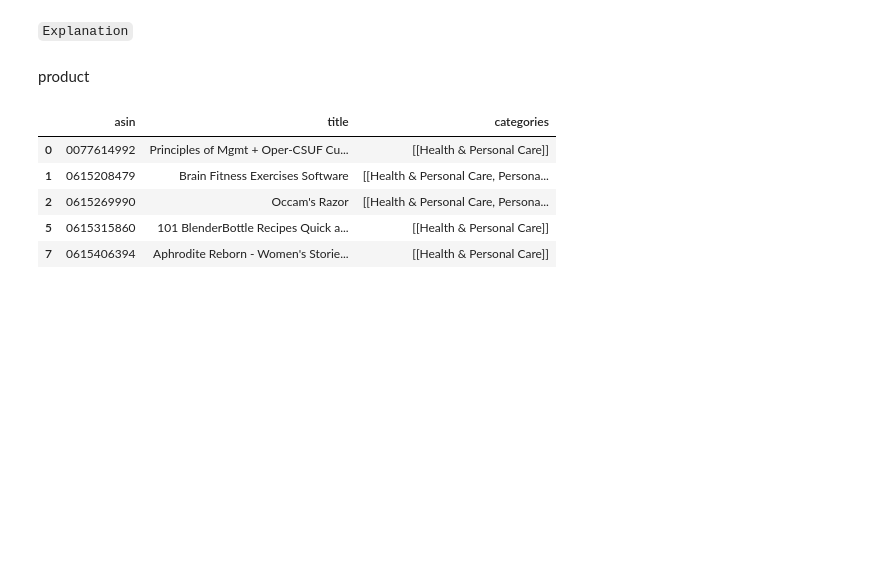
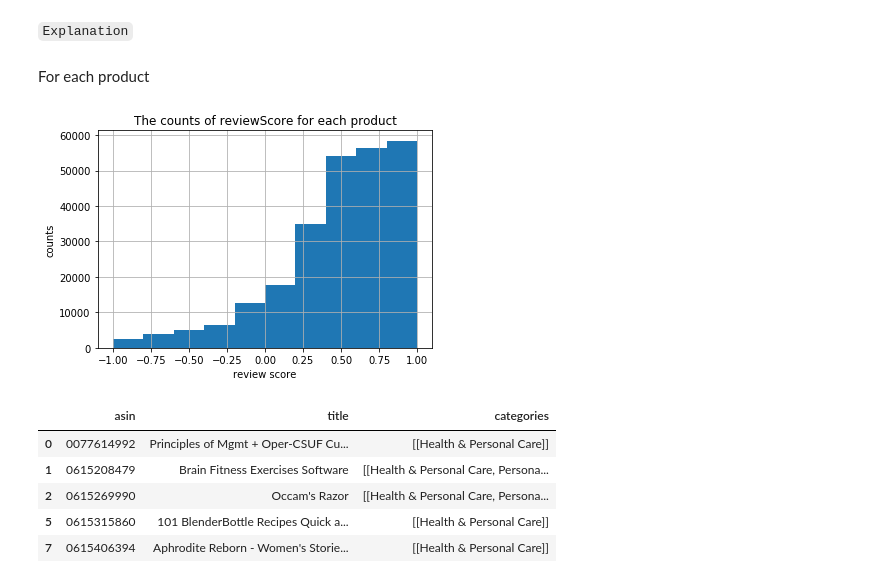
Before and after one commit to epfl-ada-2018/ada007project, a Jupyter notebook: Review Sentiment Analysis.ipynb, the cells around one changed output. Cells and saved outputs as stored; diff of their text form; code cells hidden in the pictures; blank space fills up the shorter version.

```diff
--- a/Review Sentiment Analysis.ipynb
+++ b/Review Sentiment Analysis.ipynb
@@ -406,8 +400,21 @@ df_product_cat_group
 | Vitamins & Dietary Supplements | 0.458098 | 4.123549 | 3.916197 | -0.207352 | 0.207352 |
 # %% [markdown]
 ``Explanation``
-# %% [markdown]
-product
+# %% [markdown]
+For each product
+# %%
+# for each product
+df_average_product = df_product_review[["asin","reviewScore"]]
+df_average_product = df_average_product.groupby("asin").mean()
+# %%
+# plot distribution for total
+df_average_product["reviewScore"].hist(bins=10)
+plt.xlabel("review score")
+plt.ylabel("counts")
+plt.title("The counts of reviewScore for each product")
+plt.show()
+# %% [output]
+[figure, added]
 # %%
 df_review_g1 = df_product_review.groupby("asin").count()[["title"]]
 df_review_g1 = df_review_g1[df_review_g1["title"]>5]
```
Also changed, not shown: parts of 18 cells of this notebook.
